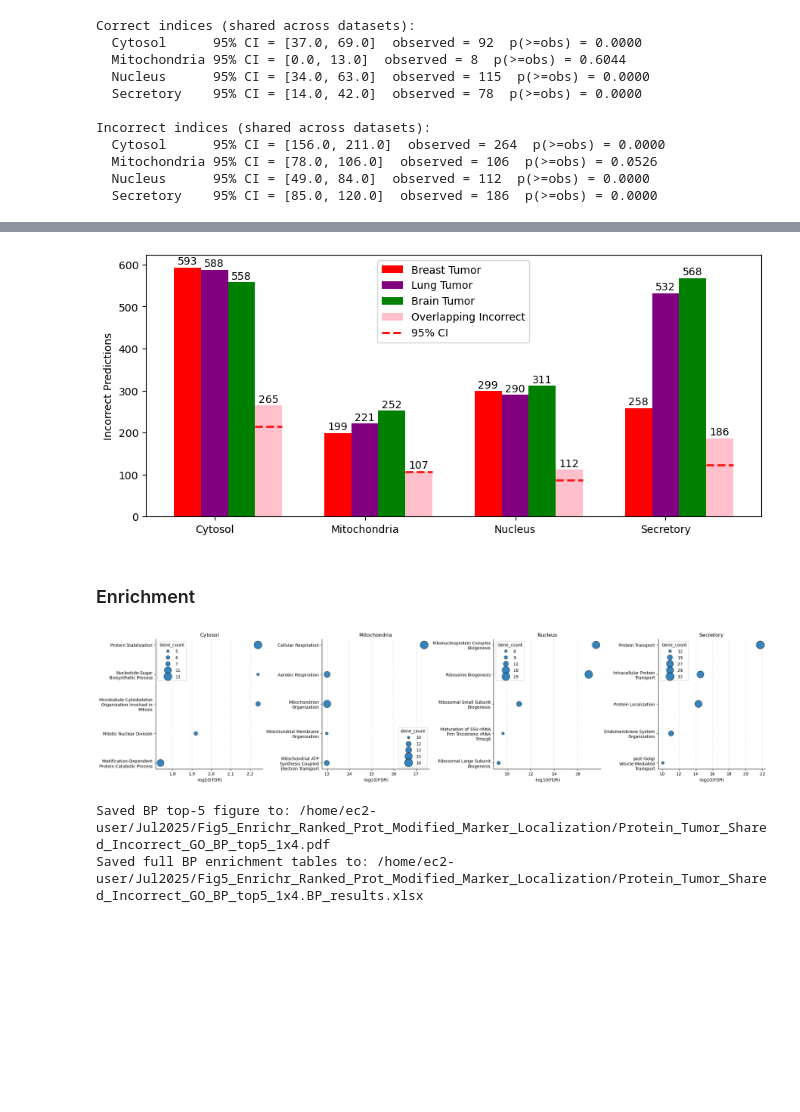
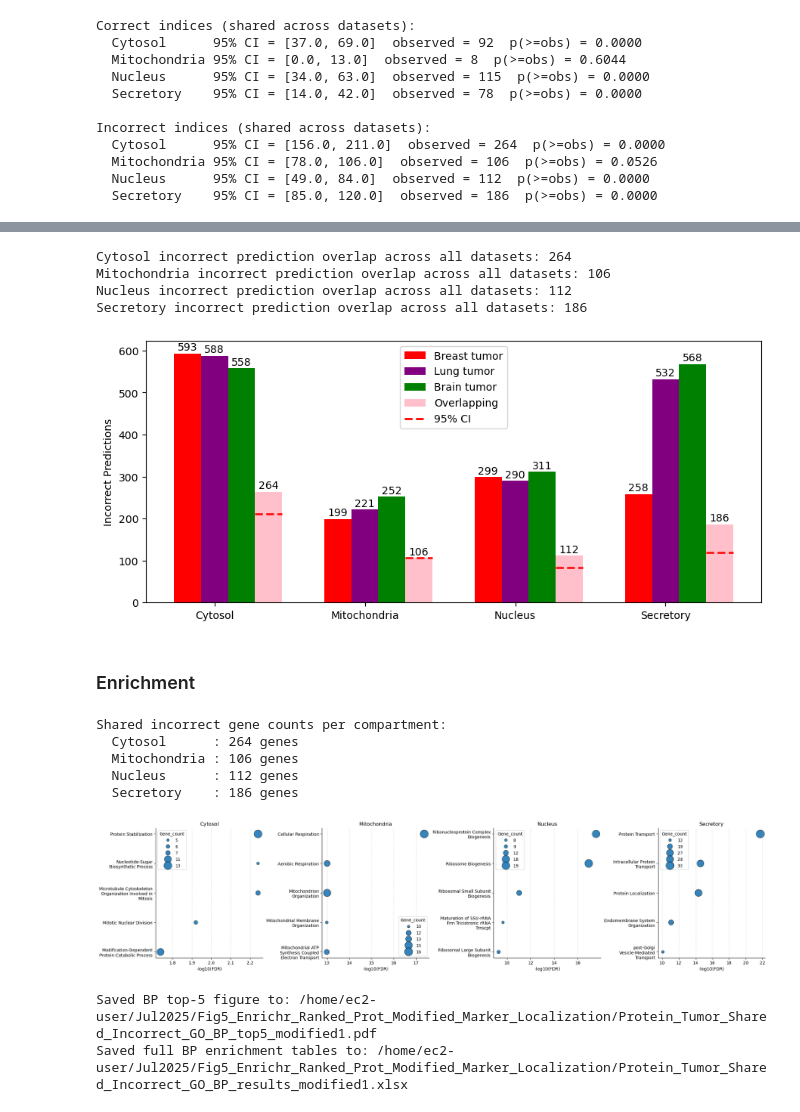
Before and after one commit to kenlzh1996/localization_ML, a Jupyter notebook: Fig5_Testing_Set_Ranked_Prot_Modified_Marker_Localization.ipynb, the cells around one changed output, grey strips where cells are left out. Saved outputs shown, nothing was run; the diff lists cells and outputs as text; code cells hidden in the pictures; blank space fills up the shorter version.

```diff
--- a/Fig5_Testing_Set_Ranked_Prot_Modified_Marker_Localization.ipynb
+++ b/Fig5_Testing_Set_Ranked_Prot_Modified_Marker_Localization.ipynb
@@ -760,7 +799,7 @@ Secretory     108.5239       108.0  6.890677     186.0
 # %%
 # Report 95% empirical CI (2.5th and 97.5th percentiles) for each simulated distribution
 # and empirical one-sided p-value (proportion of sims >= observed)
-
+correct_hi = []
 print("Correct indices (shared across datasets):")
 for comp in compartments:
     arr = np.asarray(shared_counts_sim[comp])
@@ -769,17 +808,20 @@ for comp in compartments:
 
     # Find the 95th percentile index
     hi = sorted_arr[n_iter * 95 // 100 - 1] # 95th percentile
+    correct_hi.append(hi)
     lo = sorted_arr[0]  # 0th percentile
 
     obs = observed_shared[comp]
     p_ge = (arr >= obs).sum() / len(arr)
     print(f"  {comp:12s} 95% CI = [{lo:.1f}, {hi:.1f}]  observed = {obs}  p(>=obs) = {p_ge:.4f}")
 
+incorrect_hi = []
 print("\nIncorrect indices (shared across datasets):")
 for comp in compartments:
     arr = np.asarray(shared_counts_sim_incorrect[comp])
     sorted_arr = np.sort(arr)
     hi = sorted_arr[n_iter * 95 // 100 - 1] # 95th percentile
+    incorrect_hi.append(hi)
     lo = sorted_arr[0]  # 0th percentile
     obs = observed_shared_incorrect[comp]
     p_ge = (arr >= obs).sum() / len(arr)
@@ -880,5 +909,4 @@ figure_correct.savefig(Path(enrichr_path+'/Protein_Tumor_Correct_Predictions_by_
 # %%
-
 # Bar plot of incorrect predictions by compartment (same style as the correct-predictions plot)
 
 compartments = ['Cytosol', 'Mitochondria', 'Nucleus', 'Secretory']
@@ -891,73 +919,64 @@ incorrect_counts = {
 }
 
 # Shared incorrect across all three datasets (only consider indices present in all three result dataframes)
-common_idx = set(results_M.index) & set(results_lung_tumor.index) & set(results_glioma.index)
+overlap_incorrect_counts=[]
+for compartment in ['Cytosol', 'Mitochondria', 'Nucleus', 'Secretory']:
+    incorrect_indices_lists = [
+        set(incorrect_M[compartment]),
+        set(incorrect_lung_tumor[compartment]),
+        set(incorrect_glioma[compartment])
+    ]
+    overlap_incorrect = set.intersection(*incorrect_indices_lists)
+    overlap_incorrect_counts.append(overlap_incorrect)
+    print(f"{compartment} incorrect prediction overlap across all datasets: {len(overlap_incorrect)}")
 
-shared_incorrect = []
-for comp in compartments:
-    count = 0
-    for idx in common_idx:
-        try:
-            true_label = results_M.at[idx, 'True_Label']
-        except KeyError:
-            continue
-        if true_label != comp:
-            continue
-        if (results_M.at[idx, 'Predicted_Label'] != true_label and
-            results_lung_tumor.at[idx, 'Predicted_Label'] != true_label and
-            results_glioma.at[idx, 'Predicted_Label'] != true_label):
-            count += 1
-    shared_incorrect.append(count)
-
-# 95% CI upper bound (97.5th percentile) from the simulation for shared incorrect (shared_counts_sim_incorrect)
-ci_upper_incorrect = []
-for comp in compartments:
-    sim_vals = np.asarray(shared_counts_sim_incorrect[comp])
-    if sim_vals.size:
-        ci_upper_incorrect.append(float(np.percentile(sim_vals, 97.5)))
-    else:
-        ci_upper_incorrect.append(np.nan)
+# 95% CI upper bound from the simulation for shared incorrect
+ci_upper_incorrect = incorrect_hi
 
 # Plot
 x = np.arange(len(compartments))
 width = 0.18
 
 plt.figure(figsize=(9, 4))
-plt.bar(x - width, incorrect_counts['Mertins'], width, label='Breast Tumor', color='red')
-plt.bar(x, incorrect_counts['Lung_Tumor'], width, label='Lung Tumor', color='purple')
-plt.bar(x + width, incorrect_counts['Glioma'], width, label='Brain Tumor', color='green')
-plt.bar(x + 2 * width, shared_incorrect, width, label='Overlapping Incorrect', color='pink')
+plt.bar(x - width, incorrect_counts['Mertins'], width, label='Breast tumor', color='red')
+plt.bar(x, incorrect_counts['Lung_Tumor'], width, label='Lung tumor', color='purple')
+plt.bar(x + width, incorrect_counts['Glioma'], width, label='Brain tumor', color='green')
+plt.bar(x + 2 * width, [len(s) for s in overlap_incorrect_counts], width, label='Overlapping', color='pink')
 
 # Add red dashed CI-upper lines over each pink bar
 for i, ci in enumerate(ci_upper_incorrect):
     if not np.isnan(ci):
         bar_left = x[i] + 2 * width - width/2
         bar_right = x[i] + 2 * width + width/2
         plt.plot([bar_left, bar_right], [ci, ci], color='red', linestyle='--', linewidth=2, alpha=0.9)
 
 # Add CI proxy to legend
 handles, labels = plt.gca().get_legend_handles_labels()
 ci_line = mlines.Line2D([], [], color='red', linestyle='--', linewidth=2, label='95% CI')
 handles.append(ci_line)
 labels.append(ci_line.get_label())
 plt.legend(handles, labels)
 
 # Add count labels
 for i in range(len(compartments)):
     plt.text(x[i] - width, incorrect_counts['Mertins'][i] + 2, str(incorrect_counts['Mertins'][i]), ha='center', va='bottom', fontsize=10)
     plt.text(x[i], incorrect_counts['Lung_Tumor'][i] + 2, str(incorrect_counts['Lung_Tumor'][i]), ha='center', va='bottom', fontsize=10)
     plt.text(x[i] + width, incorrect_counts['Glioma'][i] + 2, str(incorrect_counts['Glioma'][i]), ha='center', va='bottom', fontsize=10)
-    plt.text(x[i] + 2 * width, shared_incorrect[i] + 2, str(shared_incorrect[i]), ha='center', va='bottom', fontsize=10)
+    plt.text(x[i] + 2 * width, [len(s) for s in overlap_incorrect_counts][i] + 2, str([len(s) for s in overlap_incorrect_counts][i]), ha='center', va='bottom', fontsize=10)
 
 plt.ylabel('Incorrect Predictions')
 plt.xticks(x, compartments)
 plt.tight_layout()
 
 # Save figure
 figure_incorrect = plt.gcf()
-figure_incorrect.savefig(Path(enrichr_path+'/Protein_Tumor_Incorrect_Predictions_by_Compartment_shared.pdf'), dpi=300)
+figure_incorrect.savefig(Path(enrichr_path)/'Protein_Tumor_Incorrect_Predictions_by_Compartment_shared_modified1.pdf', dpi=300)
 # %% [output]
+Cytosol incorrect prediction overlap across all datasets: 264
+Mitochondria incorrect prediction overlap across all datasets: 106
+Nucleus incorrect prediction overlap across all datasets: 112
+Secretory incorrect prediction overlap across all datasets: 186
-[figure, old version]
+[figure, new version]
 # %% [markdown]
 ### Enrichment
 # %%
@@ -989,6 +1008,10 @@ def run_shared_incorrect_enrichment_bp_gsea(compartments=None, top_n=5, figname=
     for comp in compartments:
         sets_to_intersect = [obs_incorrect_sets[ds][comp] for ds in ds_keys]
         shared_incorrect_sets[comp] = set.intersection(*sets_to_intersect) if sets_to_intersect else set()
+
+    print("Shared incorrect gene counts per compartment:")
+    for comp in compartments:
+        print(f"  {comp:12s} : {len(shared_incorrect_sets[comp])} genes")
 
     # plotting setup (one panel per compartment)
     fig, axes = plt.subplots(1, len(compartments), figsize=(22, 5), constrained_layout=True)
@@ -1081,7 +1104,7 @@ def run_shared_incorrect_enrichment_bp_gsea(compartments=None, top_n=5, figname=
     plt.show()
 
     # Save full enrichment tables (all terms) to Excel workbook
-    excel_path = out_dir / figname.replace('.pdf', '.BP_results.xlsx').replace('.png', '.BP_results.xlsx')
+    excel_path = out_dir / figname.replace('BP_top5_modified1.pdf', 'BP_results_modified1.xlsx').replace('BP_top5_modified1.png', 'BP_results_modified1.xlsx')
     with pd.ExcelWriter(excel_path) as writer:
         for comp, df in results_dict.items():
             # write full results (even if empty) to each sheet
@@ -1099,9 +1122,14 @@ def run_shared_incorrect_enrichment_bp_gsea(compartments=None, top_n=5, figname=
 shared_incorrect_sets_bp, shared_incorrect_results_bp = run_shared_incorrect_enrichment_bp_gsea(
     compartments=['Cytosol', 'Mitochondria', 'Nucleus', 'Secretory'],
     top_n=5,
-    figname='Protein_Tumor_Shared_Incorrect_GO_BP_top5_1x4.pdf'
+    figname='Protein_Tumor_Shared_Incorrect_GO_BP_top5_modified1.pdf'
 )
 # %% [output]
+Shared incorrect gene counts per compartment:
+  Cytosol      : 264 genes
+  Mitochondria : 106 genes
+  Nucleus      : 112 genes
+  Secretory    : 186 genes
 [figure]
-Saved BP top-5 figure to: /home/ec2-user/Jul2025/Fig5_Enrichr_Ranked_Prot_Modified_Marker_Localization/Protein_Tumor_Shared_Incorrect_GO_BP_top5_1x4.pdf
-Saved full BP enrichment tables to: /home/ec2-user/Jul2025/Fig5_Enrichr_Ranked_Prot_Modified_Marker_Localization/Protein_Tumor_Shared_Incorrect_GO_BP_top5_1x4.BP_results.xlsx
+Saved BP top-5 figure to: /home/ec2-user/Jul2025/Fig5_Enrichr_Ranked_Prot_Modified_Marker_Localization/Protein_Tumor_Shared_Incorrect_GO_BP_top5_modified1.pdf
+Saved full BP enrichment tables to: /home/ec2-user/Jul2025/Fig5_Enrichr_Ranked_Prot_Modified_Marker_Localization/Protein_Tumor_Shared_Incorrect_GO_BP_results_modified1.xlsx
```
Also changed, not shown: parts of 5 cells of this notebook, 9 other files.
